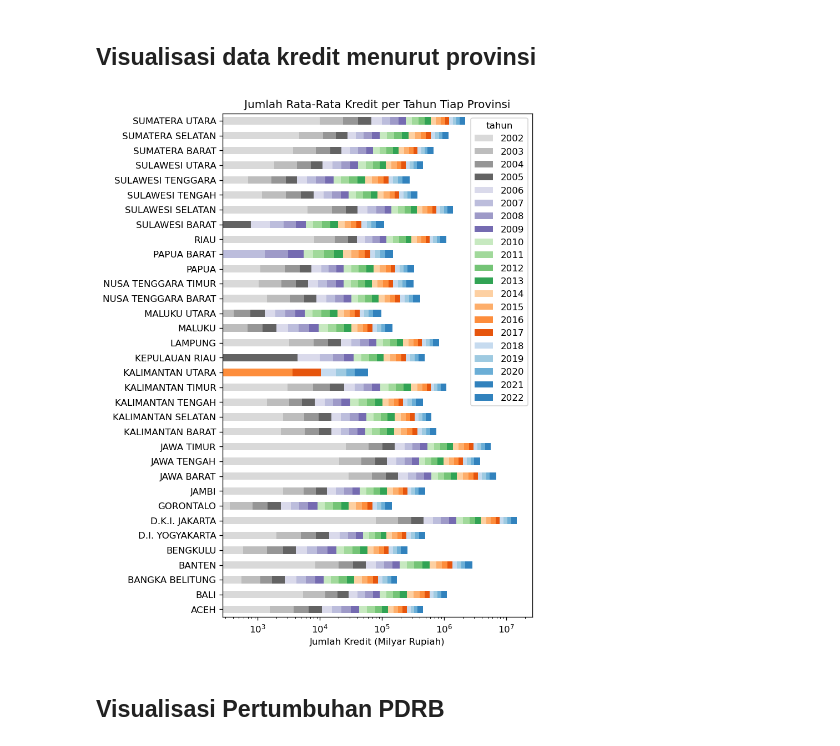
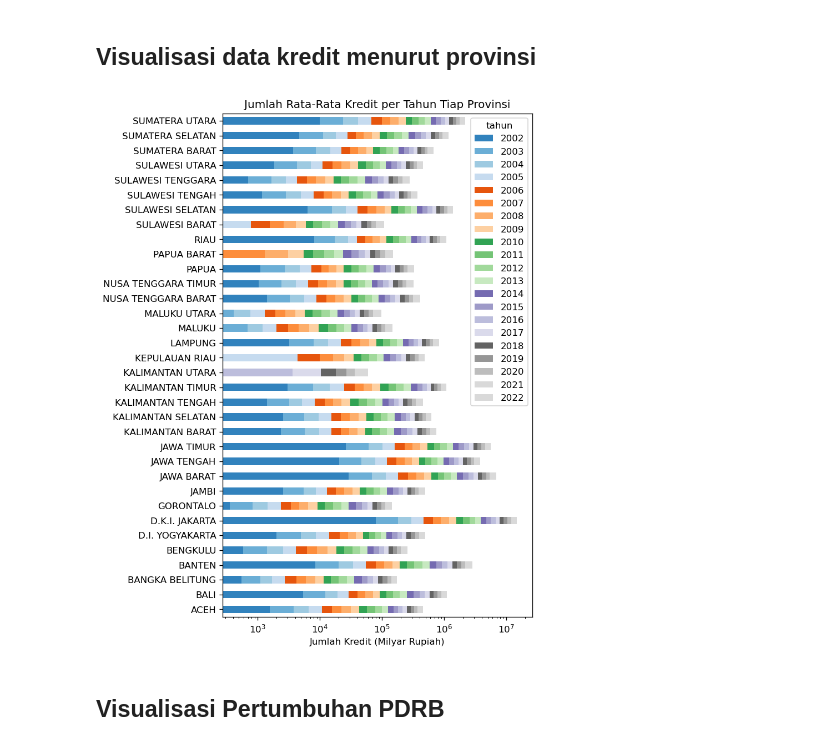
Before and after one commit to eddyref/Capstone_Project_TETRIS, a Jupyter notebook: Data Analysis.ipynb, the cells around one changed output. Saved outputs shown, nothing was run; the diff lists cells and outputs as text; code cells hidden in the pictures.

```diff
--- a/Data Analysis.ipynb
+++ b/Data Analysis.ipynb
@@ -96,32 +96,32 @@ print(k_mk.head())
 # %%
 # Figure Setting
 plt.rcParams['figure.dpi'] = 120
 plt.rcParams['figure.figsize'] = 6, 10
 
 # Input By User
 bydata1 = 2002
 bydata2 = 2022
 
 # Data Prep
 kp_pivot = kp.pivot(index='provinsi', columns='tahun', values='kredit').reset_index()
 
 # Plotting
 kp_pivot.plot(
     x='provinsi',
     y=kp_pivot.loc[:, bydata1:bydata2].columns,
     kind='barh',
     stacked=True,
-    colormap='tab20c_r')
+    colormap='tab20c')
 
 
 # Plot Setting
 plt.title('Jumlah Rata-Rata Kredit per Tahun Tiap Provinsi')
 plt.xlabel('Jumlah Kredit (Milyar Rupiah)')
 plt.ylabel('')
 plt.xscale('log')
 plt.show()
 # %% [output]
-[figure, old version]
+[figure, new version]
 # %% [markdown]
 ## Visualisasi Pertumbuhan PDRB
 # %%
```
Also changed, not shown: parts of 3 cells of this notebook.
